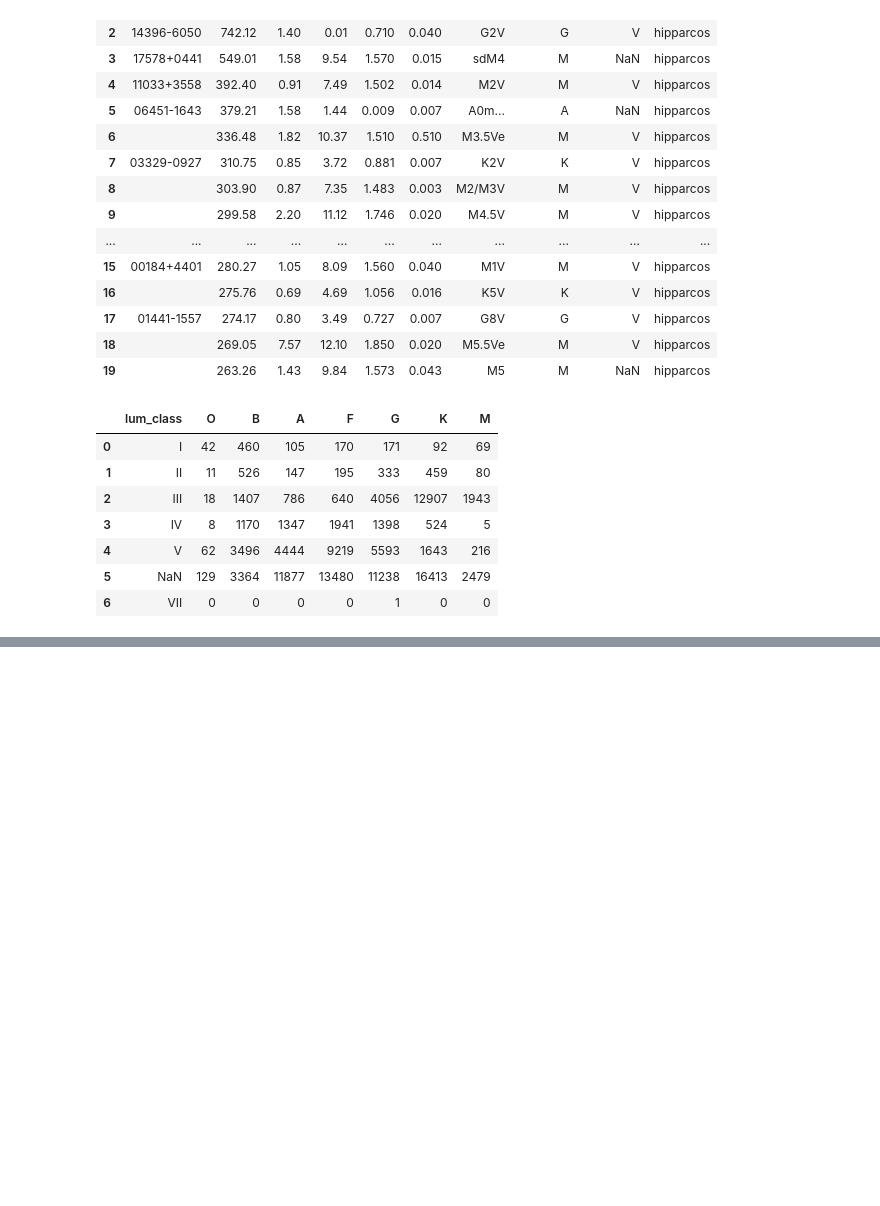
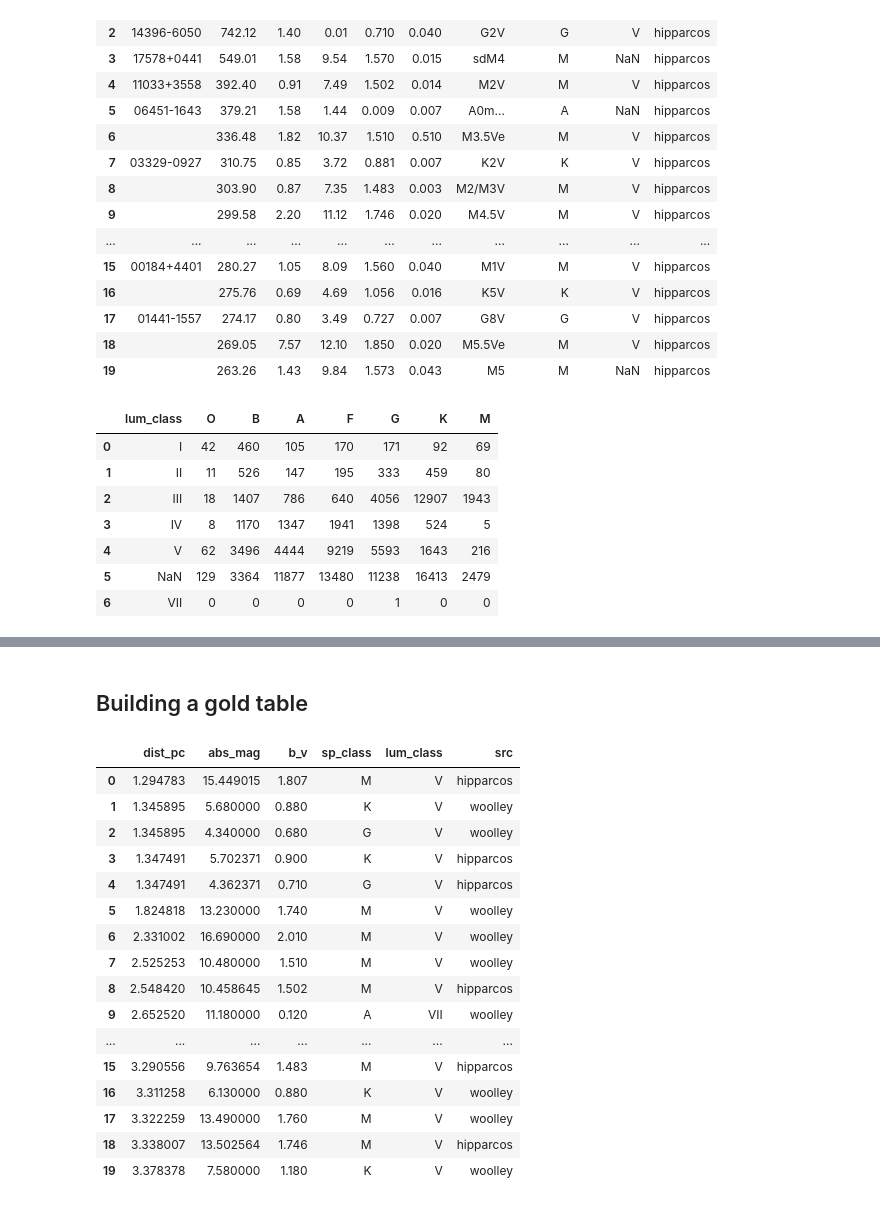
Before and after one commit to dustinmiller91/stellar_analysis, a Jupyter notebook: stellar_analysis.ipynb, the cells around one changed output, grey strips where cells are left out. Saved outputs shown, nothing was run; the diff lists cells and outputs as text; code cells hidden in the pictures; blank space fills up the shorter version.

```diff
--- a/stellar_analysis.ipynb
+++ b/stellar_analysis.ipynb
@@ -113,10 +105,14 @@ Loaded 118218 rows into stellar_analysis.db table 'hipparcos_main'
 # %%
 import pandas as pd
+# Helper function
+def query_sqlite(query, db):
+    con = sqlite3.connect(db)
+    df = pd.read_sql(query, con)
+    con.close()
+    return df
 
 # Quick sanity check to make sure everything worked correctly
-con = sqlite3.connect(DB)
-df = pd.read_sql('SELECT * FROM hipparcos_main', con)
-con.close()
+df = query_sqlite('SELECT * FROM hipparcos_bronze', DB)
 
 # Lots of different stellar designations to parse out
 print(df['sptype'].unique().tolist()[:30])
@@ -251,0 +354,2 @@ df.head(20)
+# %% [markdown]
+## Building a gold table
@@ -251,0 +441,21 @@ df.head(20)
+# %%
+df = query_sqlite('SELECT * FROM stars LIMIT 1000', DB)
+df.head(20)
+# %% [output]
+|  | dist_pc | abs_mag | b_v | sp_class | lum_class | src |
+| 0 | 1.294783 | 15.449015 | 1.807 | M | V | hipparcos |
+| 1 | 1.345895 | 5.680000 | 0.880 | K | V | woolley |
+| 2 | 1.345895 | 4.340000 | 0.680 | G | V | woolley |
+| 3 | 1.347491 | 5.702371 | 0.900 | K | V | hipparcos |
+| 4 | 1.347491 | 4.362371 | 0.710 | G | V | hipparcos |
+| 5 | 1.824818 | 13.230000 | 1.740 | M | V | woolley |
+| 6 | 2.331002 | 16.690000 | 2.010 | M | V | woolley |
+| 7 | 2.525253 | 10.480000 | 1.510 | M | V | woolley |
+| 8 | 2.548420 | 10.458645 | 1.502 | M | V | hipparcos |
+| 9 | 2.652520 | 11.180000 | 0.120 | A | VII | woolley |
+| ... | ... | ... | ... | ... | ... | ... |
+| 15 | 3.290556 | 9.763654 | 1.483 | M | V | hipparcos |
+| 16 | 3.311258 | 6.130000 | 0.880 | K | V | woolley |
+| 17 | 3.322259 | 13.490000 | 1.760 | M | V | woolley |
+| 18 | 3.338007 | 13.502564 | 1.746 | M | V | hipparcos |
+| 19 | 3.378378 | 7.580000 | 1.180 | K | V | woolley |
```
Also changed, not shown: parts of 13 cells of this notebook.
